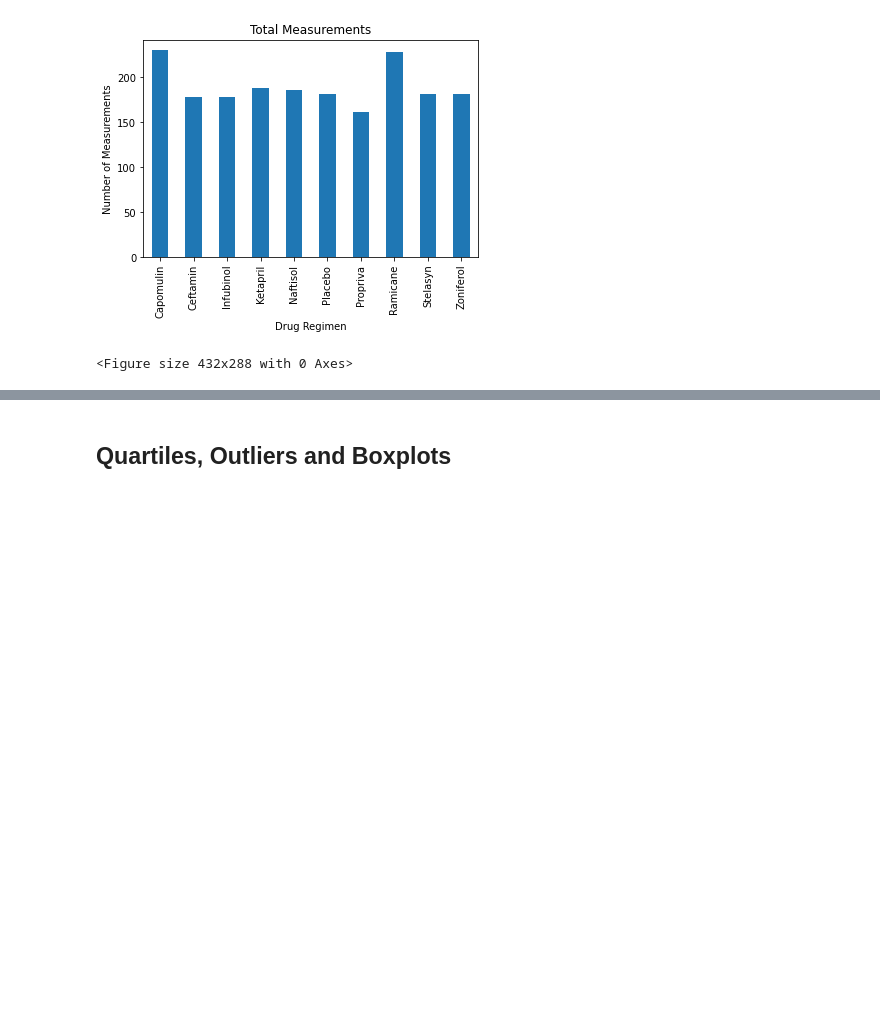
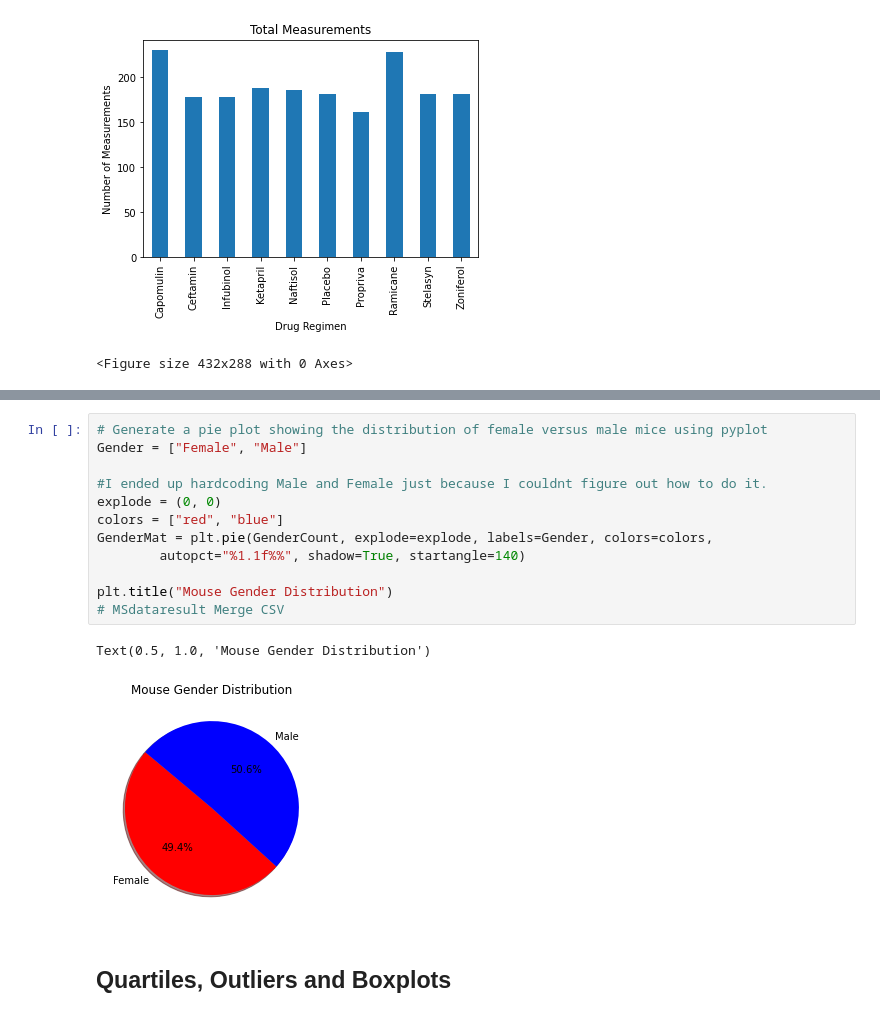
Before and after one commit to DanZanoria/MatplotLib-Challenge, a Jupyter notebook: Pymaceuticals/pymaceuticals_starter.ipynb, the cells around one changed output, grey strips where cells are left out. Drawn from its saved outputs; the diff is of its cells as text; blank space fills up the shorter version.

```diff
--- a/Pymaceuticals/pymaceuticals_starter.ipynb
+++ b/Pymaceuticals/pymaceuticals_starter.ipynb
@@ -249,3 +260,18 @@ plt.tight_layout()
+# %%
+# Generate a pie plot showing the distribution of female versus male mice using pyplot
+Gender = ["Female", "Male"]
+
+#I ended up hardcoding Male and Female just because I couldnt figure out how to do it.
+explode = (0, 0)
+colors = ["red", "blue"]
+GenderMat = plt.pie(GenderCount, explode=explode, labels=Gender, colors=colors,
+        autopct="%1.1f%%", shadow=True, startangle=140)
+
+plt.title("Mouse Gender Distribution")
+# MSdataresult Merge CSV
+# %% [output]
+Text(0.5, 1.0, 'Mouse Gender Distribution')
+[figure, added]
 # %% [markdown]
 ## Quartiles, Outliers and Boxplots
 # %%
```
Also changed, not shown: parts of 4 cells of this notebook, 1 other file.
